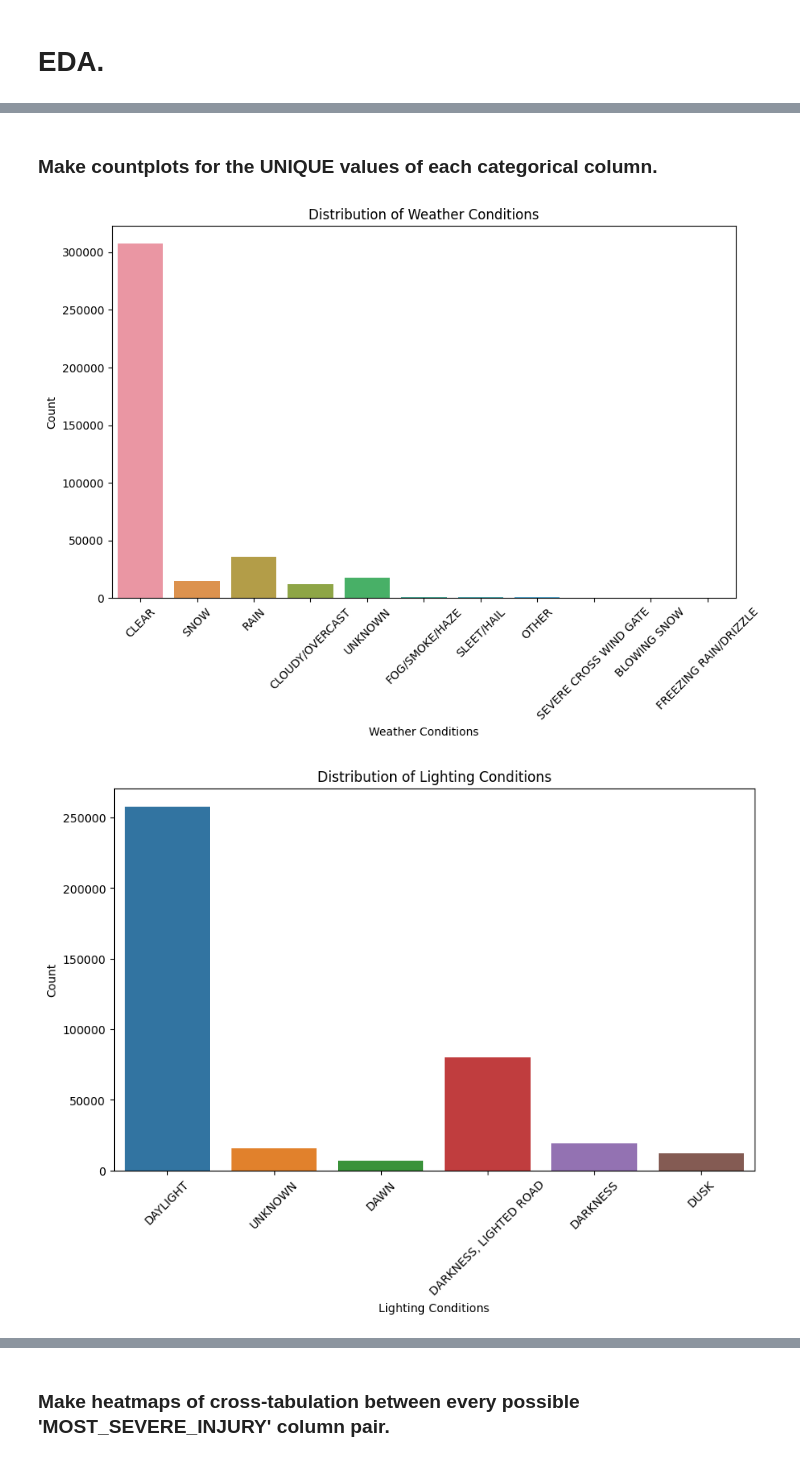
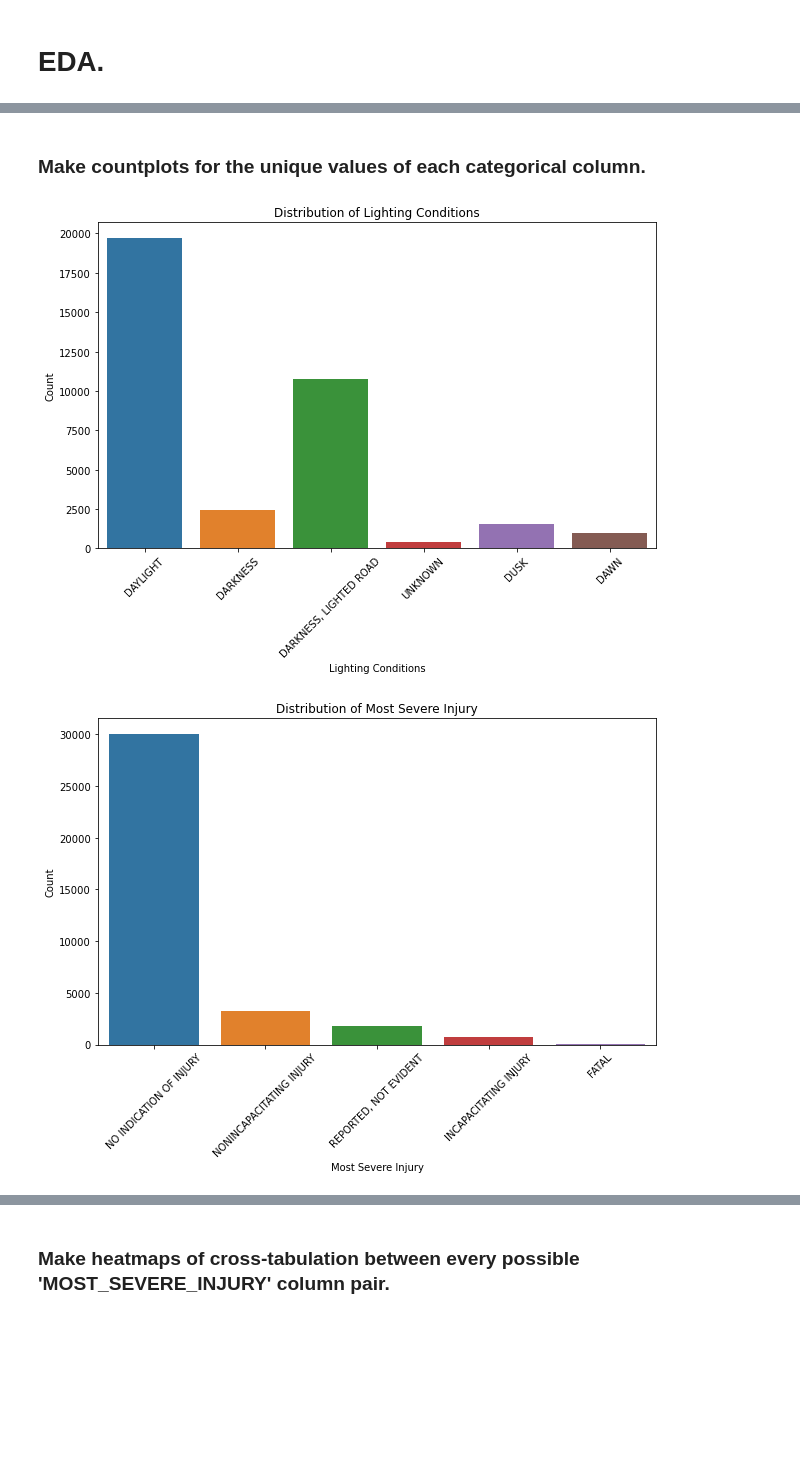
Before and after one commit to SangyunT/Chicago_Car_Crashes_Classification, a Jupyter notebook: index.ipynb, the cells around one changed output, grey strips where cells are left out. Drawn from its saved outputs; the diff is of its cells as text; code cells hidden in the pictures; blank space fills up the shorter version.

```diff
--- a/index.ipynb
+++ b/index.ipynb
@@ -34,0 +41,3 @@ memory usage: 26.9+ MB
+# %%
+df_crashes = df_crashes.loc[df_crashes["WEATHER_CONDITION"] == 'RAIN']
+df_crashes.info()
@@ -34,0 +62,4 @@ memory usage: 26.9+ MB
+# %%
+# Dropping null values from the target variable column
+df_crashes = df_crashes.loc[df_crashes["MOST_SEVERE_INJURY"].notna()]
+df_crashes.info()
@@ -34,0 +86,7 @@ memory usage: 26.9+ MB
+# %%
+# Making most severe injury column binary
+injury_binary = {'NO INDICATION OF INJURY': 0, 'NONINCAPACITATING INJURY': 1, 'REPORTED, NOT EVIDENT': 1, 'INCAPACITATING INJURY': 1, 'FATAL': 1}
+
+df_crashes["INJURY_BINARY"] = df_crashes["MOST_SEVERE_INJURY"].map(injury_binary)
+df_crashes["INJURY_BINARY"].value_counts()
+# Worth noting that it is very imbalanced.
@@ -34,0 +97,5 @@ memory usage: 26.9+ MB
+# %%
+col_names = ['LIGHTING_CONDITION', 'CRASH_HOUR', 'CRASH_DAY_OF_WEEK', 'CRASH_MONTH', 'MOST_SEVERE_INJURY', 'INJURY_BINARY']
+
+df_crashes = df_crashes[col_names]
+df_crashes.info()
@@ -102,50 +182,23 @@ print(df.shape)
 # %% [markdown]
-### Make countplots for the UNIQUE values of each categorical column.
+### Make countplots for the unique values of each categorical column.
 # %%
-# Countplot for 'WEATHER_CONDITION'
-plt.figure(figsize = (10, 6))
-sns.countplot(data = df, x = 'WEATHER_CONDITION', dodge = True)
-plt.title('Distribution of Weather Conditions')
-plt.xlabel('Weather Conditions')
-plt.ylabel('Count')
-plt.xticks(rotation = 45)  # Rotate x-axis labels if needed
-plt.show()
-
 # Countplot for 'LIGHTING_CONDITION' with adjusted spacing between bars
 plt.figure(figsize = (10, 6))
-sns.countplot(data = df, x = 'LIGHTING_CONDITION', dodge = True)
+sns.countplot(data = df_crashes, x = 'LIGHTING_CONDITION', dodge = True)
 plt.title('Distribution of Lighting Conditions')
 plt.xlabel('Lighting Conditions')
 plt.ylabel('Count')
 plt.xticks(rotation = 45)  # Rotate x-axis labels if needed
 plt.show()
 
-# Countplot for 'ROADWAY_SURFACE_COND' with adjusted spacing between bars
-plt.figure(figsize = (10, 6))
-sns.countplot(data = df, x = 'ROADWAY_SURFACE_COND', dodge = True)
-plt.title('Distribution of Roadway Surface Conditions')
-plt.xlabel('Roadway Surface Conditions')
-plt.ylabel('Count')
-plt.xticks(rotation = 45)  # Rotate x-axis labels if needed
-plt.show()
-
-# Countplot for 'DAMAGE' with adjusted spacing between bars
-plt.figure(figsize = (10, 6))
-sns.countplot(data = df, x = 'DAMAGE', dodge = True)
-plt.title('Distribution of Damage')
-plt.xlabel('Damage')
-plt.ylabel('Count')
-plt.xticks(rotation = 45)  # Rotate x-axis labels if needed
-plt.show()
-
 # Countplot for 'MOST_SEVERE_INJURY' with adjusted spacing between bars
 plt.figure(figsize = (10, 6))
-sns.countplot(data = df, x = 'MOST_SEVERE_INJURY', dodge = True)
+sns.countplot(data = df_crashes, x = 'MOST_SEVERE_INJURY', dodge = True)
 plt.title('Distribution of Most Severe Injury')
 plt.xlabel('Most Severe Injury')
 plt.ylabel('Count')
 plt.xticks(rotation = 45)  # Rotate x-axis labels if needed
 plt.show()
 # %% [output]
-[figure, old version]
+[figure, new version]
-[figure, old version]
+[figure, new version]
```
Also changed, not shown: parts of 59 cells of this notebook, 1 other file.
